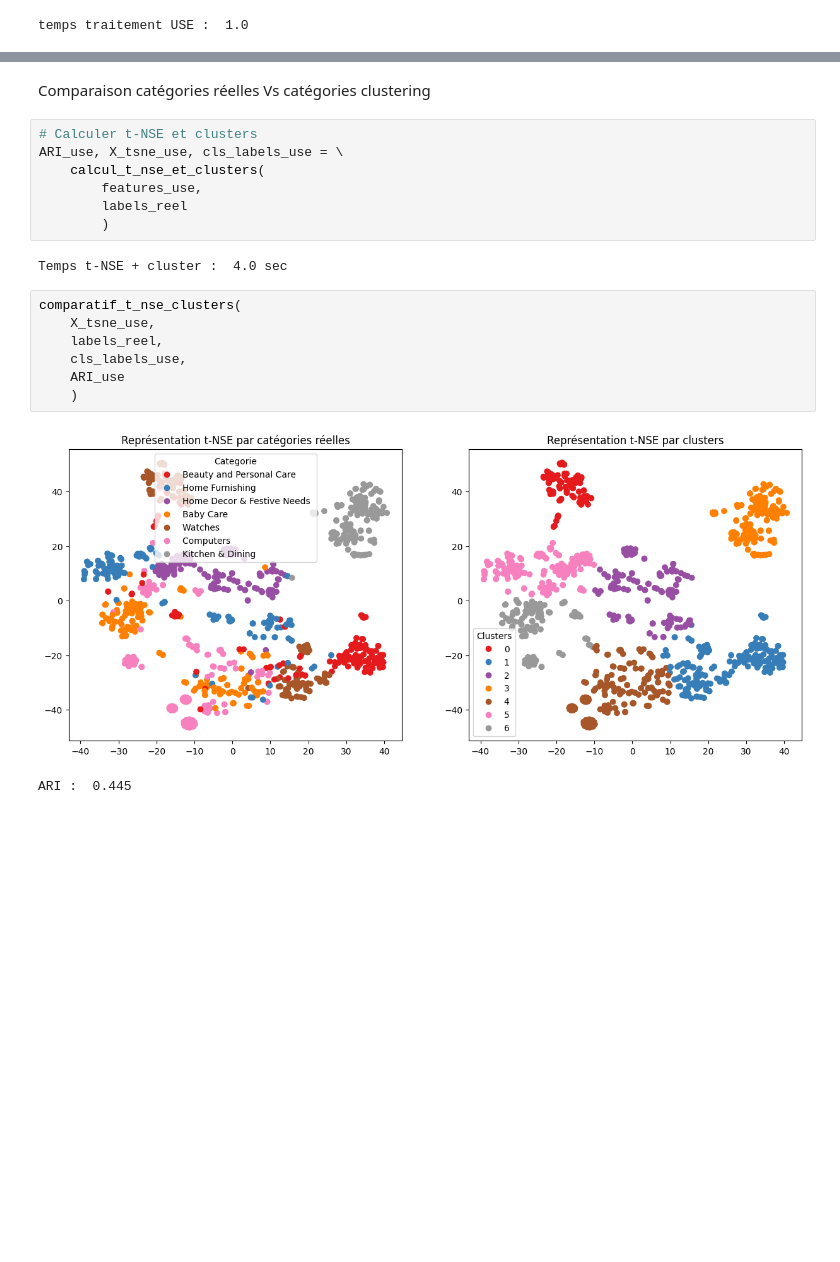
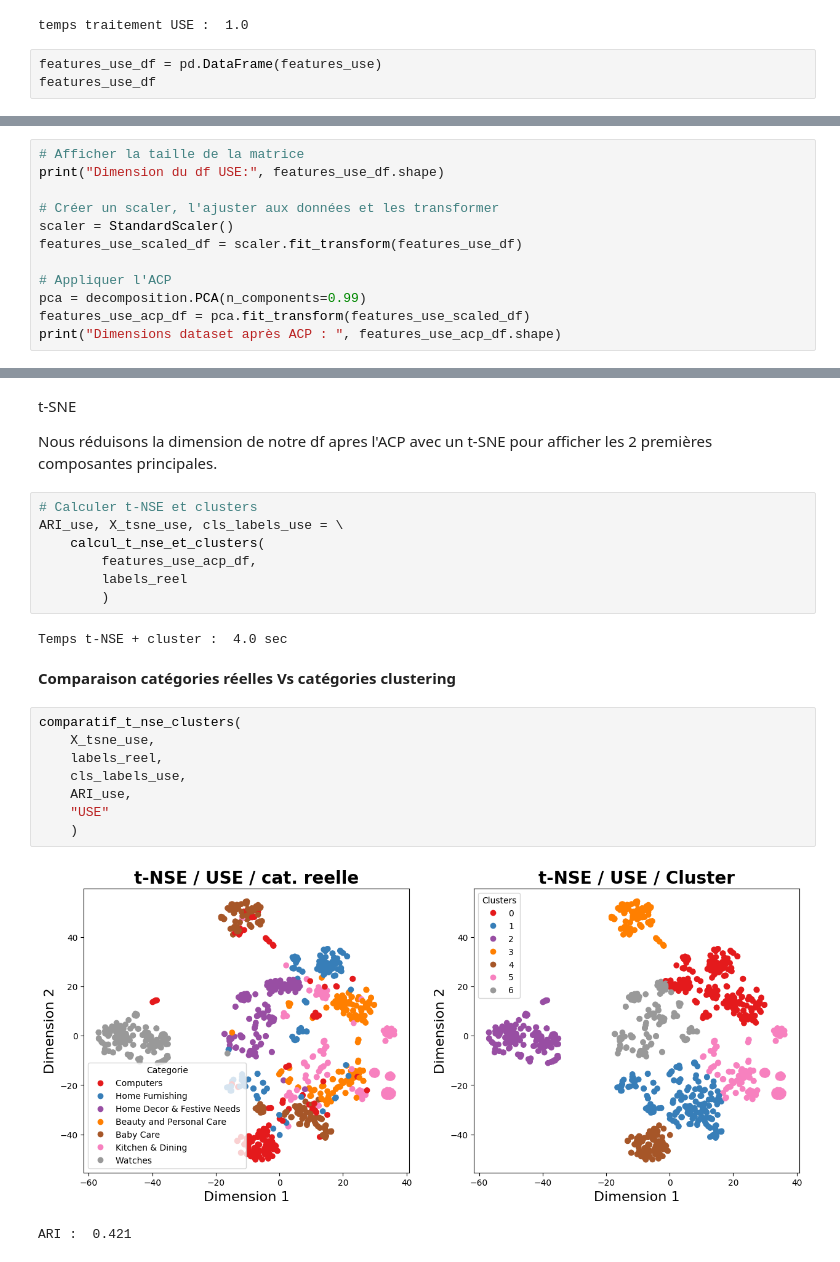
Before and after one commit to pierrickBERTHE/PB6-Classification_automatique_de_produits, a Jupyter notebook: berthe_pierrick_1_notebook_faisabilite_feature_extraction_texte_122023.ipynb, the cells around one changed output, grey strips where cells are left out. Saved outputs shown, nothing was run; the diff lists cells and outputs as text; blank space fills up the shorter version.

```diff
--- a/berthe_pierrick_1_notebook_faisabilite_feature_extraction_texte_122023.ipynb
+++ b/berthe_pierrick_1_notebook_faisabilite_feature_extraction_texte_122023.ipynb
@@ -2336,3 +2857,6 @@ Nous créons les features à partir d'un modèle USE avec notre corpus.
 features_use = feature_USE_fct(sentences, batch_size, embed)
 # %% [output]
 temps traitement USE :  1.0
+# %%
+features_use_df = pd.DataFrame(features_use)
+features_use_df
@@ -2338,0 +2887,12 @@ temps traitement USE :  1.0
+# %%
+# Afficher la taille de la matrice
+print("Dimension du df USE:", features_use_df.shape)
+
+# Créer un scaler, l'ajuster aux données et les transformer
+scaler = StandardScaler()
+features_use_scaled_df = scaler.fit_transform(features_use_df)
+
+# Appliquer l'ACP
+pca = decomposition.PCA(n_components=0.99)
+features_use_acp_df = pca.fit_transform(features_use_scaled_df)
+print("Dimensions dataset après ACP : ", features_use_acp_df.shape)
@@ -2339,21 +2904,26 @@ temps traitement USE :  1.0
+# %% [markdown]
+t-SNE
+
+Nous réduisons la dimension de notre df apres l'ACP avec un t-SNE pour afficher les 2 premières composantes principales.
+# %%
+# Calculer t-NSE et clusters
+ARI_use, X_tsne_use, cls_labels_use = \
+    calcul_t_nse_et_clusters(
+        features_use_acp_df,
+        labels_reel
+        )
+# %% [output]
+Temps t-NSE + cluster :  4.0 sec
 # %% [markdown]
-Comparaison catégories réelles Vs catégories clustering
+**Comparaison catégories réelles Vs catégories clustering**
-# %%
-# Calculer t-NSE et clusters
-ARI_use, X_tsne_use, cls_labels_use = \
-    calcul_t_nse_et_clusters(
-        features_use,
-        labels_reel
-        )
-# %% [output]
-Temps t-NSE + cluster :  4.0 sec
 # %%
 comparatif_t_nse_clusters(
     X_tsne_use,
     labels_reel,
     cls_labels_use,
-    ARI_use
+    ARI_use,
+    "USE"
     )
 # %% [output]
-[figure, old version]
+[figure, new version]
-ARI :  0.445
+ARI :  0.421
```
Also changed, not shown: parts of 132 cells of this notebook, 1 other file.
